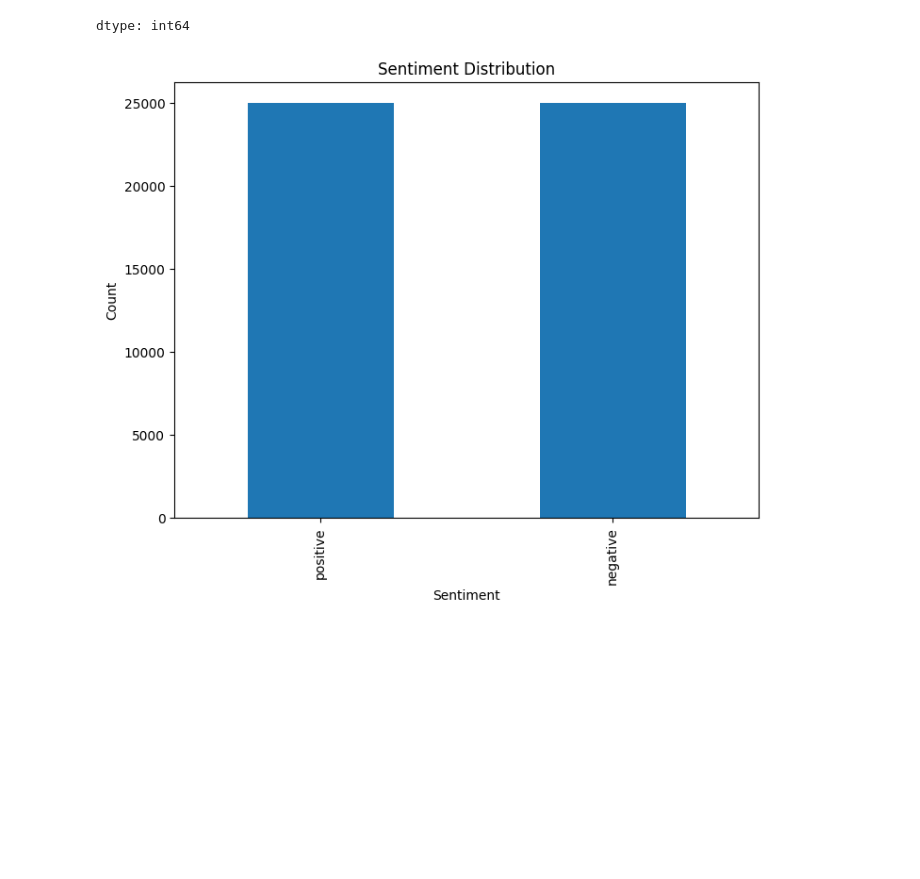
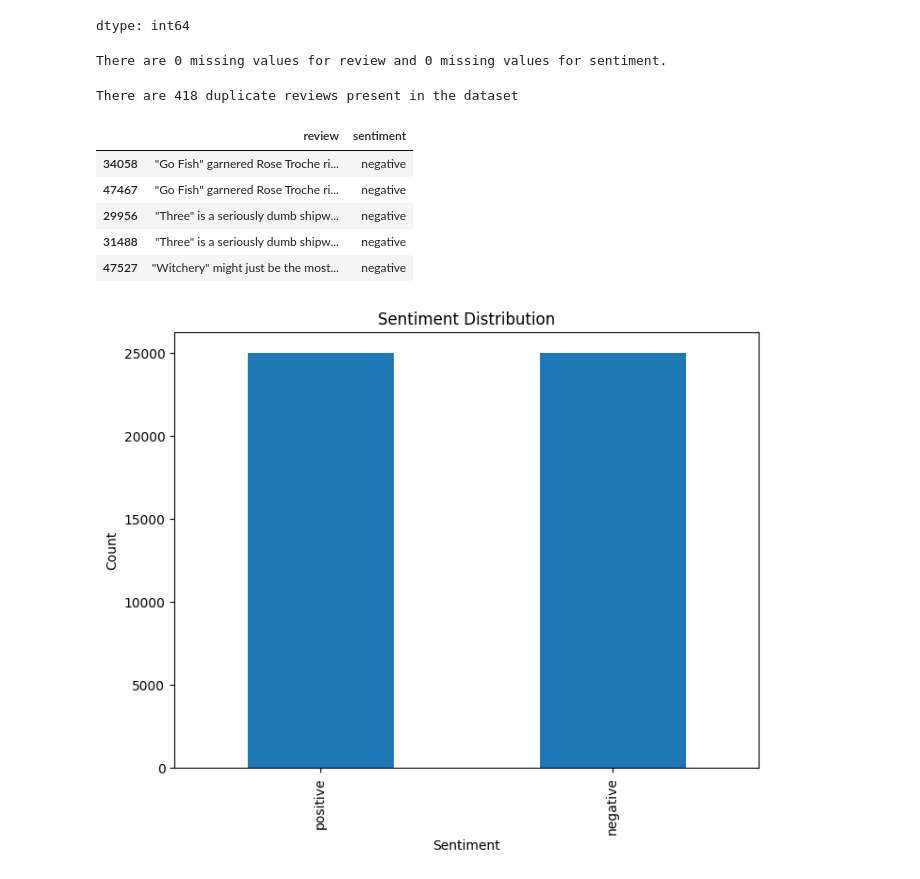
Before and after one commit to shivanswamynathan/NLP, a Jupyter notebook: IMDB_review_classification.ipynb, the cells around one changed output. Cells and saved outputs as stored; diff of their text form; code cells hidden in the pictures; blank space fills up the shorter version.

```diff
--- a/IMDB_review_classification.ipynb
+++ b/IMDB_review_classification.ipynb
@@ -30,0 +33,21 @@ dtype: int64
+# %%
+print('There are {} missing values for {} and {} missing values for {}.'.format(null_values[0],null_values.index[0],null_values[1],null_values.index[1]))
+# %% [output]
+There are 0 missing values for review and 0 missing values for sentiment.
+# %%
+num_duplicates = data.duplicated().sum() #identify duplicates
+print('There are {} duplicate reviews present in the dataset'.format(num_duplicates))
+# %% [output]
+There are 418 duplicate reviews present in the dataset
+# %%
+#view duplicate reviews
+review = data['review']
+duplicated_review = data[review.isin(review[review.duplicated()])].sort_values("review")
+duplicated_review.head()
+# %% [output]
+|  | review | sentiment |
+| 34058 | "Go Fish" garnered Rose Troche ri... | negative |
+| 47467 | "Go Fish" garnered Rose Troche ri... | negative |
+| 29956 | "Three" is a seriously dumb shipw... | negative |
+| 31488 | "Three" is a seriously dumb shipw... | negative |
+| 47527 | "Witchery" might just be the most... | negative |
```
Also changed, not shown: parts of 12 cells of this notebook.
